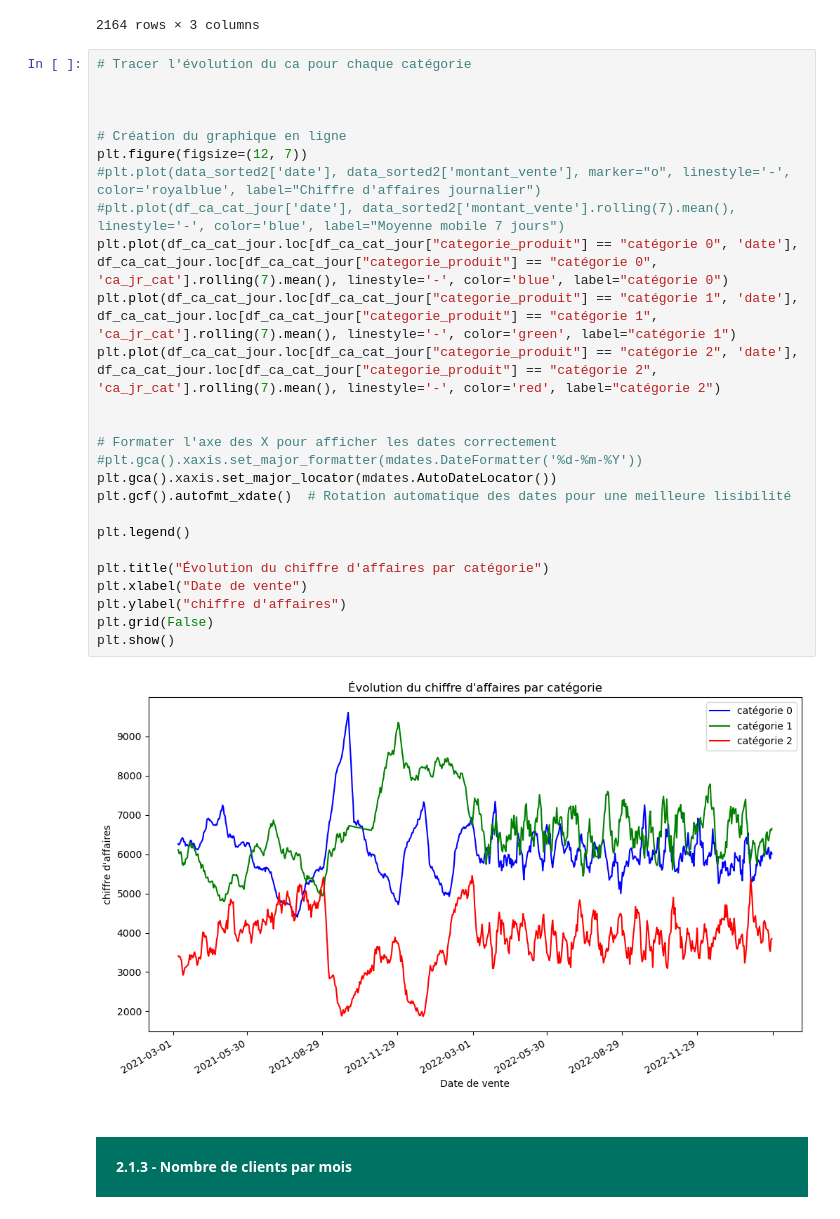
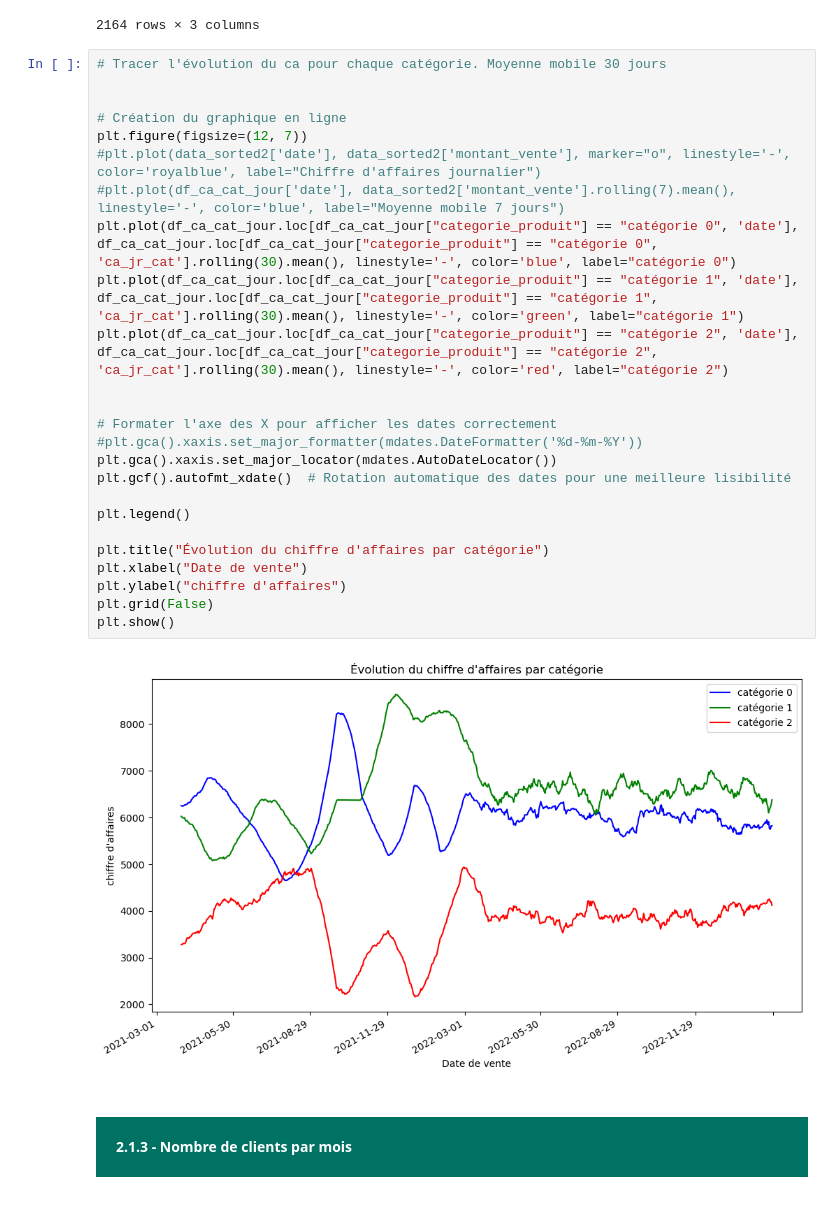
Before and after one commit to Obama19/Projets-individuels-Openclassrooms, a Jupyter notebook: Analyse des ventes d une librairie/P9 VF.ipynb, the cells around one changed output. Cells and saved outputs as stored; diff of their text form.

```diff
--- a/Analyse des ventes d une librairie/P9 VF.ipynb
+++ b/Analyse des ventes d une librairie/P9 VF.ipynb
@@ -766,32 +766,31 @@ df_ca_cat_jour
 | 2163 | 2023-02-28 | catégorie 2 | 3977.04 |
 2164 rows × 3 columns
 # %%
-# Tracer l'évolution du ca pour chaque catégorie
-
+# Tracer l'évolution du ca pour chaque catégorie. Moyenne mobile 30 jours
 
 
 # Création du graphique en ligne
 plt.figure(figsize=(12, 7))
 #plt.plot(data_sorted2['date'], data_sorted2['montant_vente'], marker="o", linestyle='-', color='royalblue', label="Chiffre d'affaires journalier")
 #plt.plot(df_ca_cat_jour['date'], data_sorted2['montant_vente'].rolling(7).mean(), linestyle='-', color='blue', label="Moyenne mobile 7 jours")
-plt.plot(df_ca_cat_jour.loc[df_ca_cat_jour["categorie_produit"] == "catégorie 0", 'date'], df_ca_cat_jour.loc[df_ca_cat_jour["categorie_produit"] == "catégorie 0", 'ca_jr_cat'].rolling(7).mean(), linestyle='-', color='blue', label="catégorie 0")
-plt.plot(df_ca_cat_jour.loc[df_ca_cat_jour["categorie_produit"] == "catégorie 1", 'date'], df_ca_cat_jour.loc[df_ca_cat_jour["categorie_produit"] == "catégorie 1", 'ca_jr_cat'].rolling(7).mean(), linestyle='-', color='green', label="catégorie 1")
-plt.plot(df_ca_cat_jour.loc[df_ca_cat_jour["categorie_produit"] == "catégorie 2", 'date'], df_ca_cat_jour.loc[df_ca_cat_jour["categorie_produit"] == "catégorie 2", 'ca_jr_cat'].rolling(7).mean(), linestyle='-', color='red', label="catégorie 2")
+plt.plot(df_ca_cat_jour.loc[df_ca_cat_jour["categorie_produit"] == "catégorie 0", 'date'], df_ca_cat_jour.loc[df_ca_cat_jour["categorie_produit"] == "catégorie 0", 'ca_jr_cat'].rolling(30).mean(), linestyle='-', color='blue', label="catégorie 0")
+plt.plot(df_ca_cat_jour.loc[df_ca_cat_jour["categorie_produit"] == "catégorie 1", 'date'], df_ca_cat_jour.loc[df_ca_cat_jour["categorie_produit"] == "catégorie 1", 'ca_jr_cat'].rolling(30).mean(), linestyle='-', color='green', label="catégorie 1")
+plt.plot(df_ca_cat_jour.loc[df_ca_cat_jour["categorie_produit"] == "catégorie 2", 'date'], df_ca_cat_jour.loc[df_ca_cat_jour["categorie_produit"] == "catégorie 2", 'ca_jr_cat'].rolling(30).mean(), linestyle='-', color='red', label="catégorie 2")
 
 
 # Formater l'axe des X pour afficher les dates correctement
 #plt.gca().xaxis.set_major_formatter(mdates.DateFormatter('%d-%m-%Y'))
 plt.gca().xaxis.set_major_locator(mdates.AutoDateLocator())
 plt.gcf().autofmt_xdate()  # Rotation automatique des dates pour une meilleure lisibilité
 
 plt.legend()
 
 plt.title("Évolution du chiffre d'affaires par catégorie")
 plt.xlabel("Date de vente")
 plt.ylabel("chiffre d'affaires")
 plt.grid(False)
 plt.show()
 # %% [output]
-[figure, old version]
+[figure, new version]
 # %% [markdown]
 <h4 style="margin: auto; padding: 20px; color:#fff; background-color: RGB(0,114,100) "> 2.1.3 - Nombre de clients par mois </h4>
```
Also changed, not shown: parts of 10 cells of this notebook.
